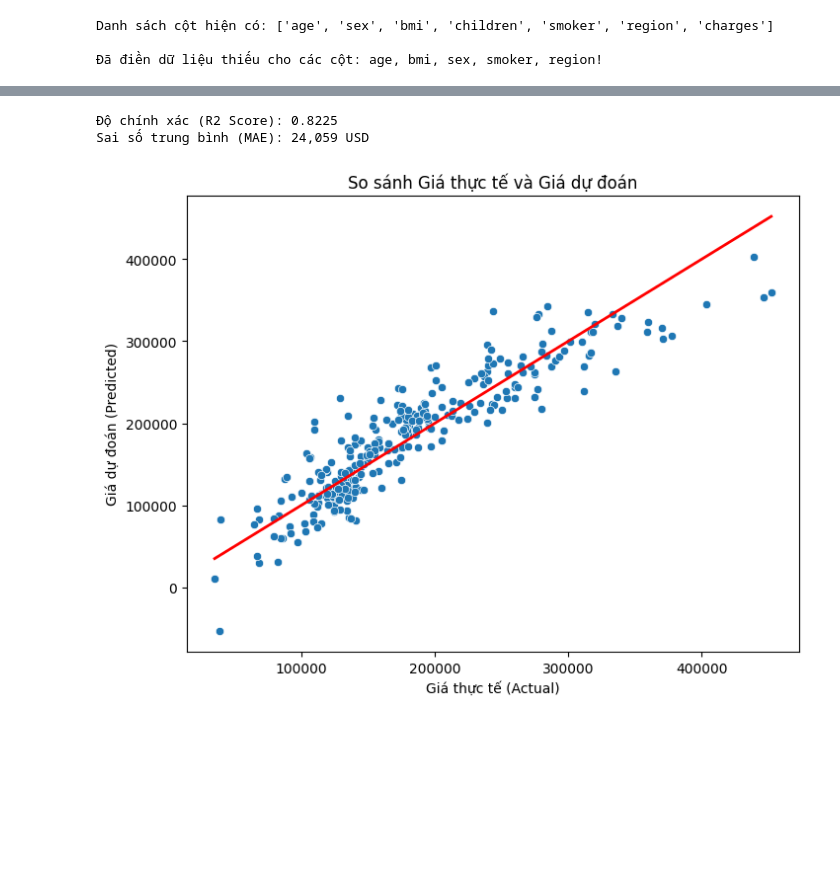
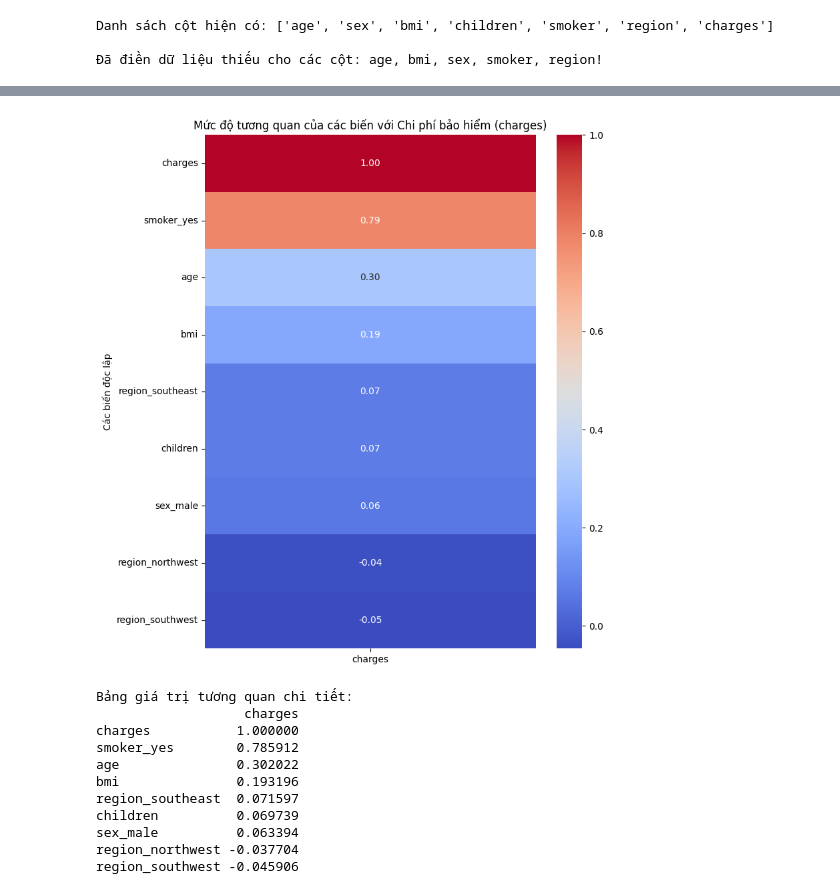
Before and after one commit to thuynguyenhuit/hocsau, a Jupyter notebook: Linear_Insurance.ipynb, the cells around one changed output, grey strips where cells are left out. Saved outputs shown, nothing was run; the diff lists cells and outputs as text; code cells hidden in the pictures; blank space fills up the shorter version.

```diff
--- a/Linear_Insurance.ipynb
+++ b/Linear_Insurance.ipynb
@@ -165,12 +115,0 @@ plt.show()
-# %%
-# Xóa những căn diện tích > 4000 mà giá rẻ (dưới 300k)
-pd_train = pd_train.drop(pd_train[(pd_train['GrLivArea']>4000) & (pd_train['SalePrice']<300000)].index)
-# %%
-# Dùng IQR để làm sạch cột SalePrice
-#Cần xem lại bước này
-
-Q1 = pd_train['SalePrice'].quantile(0.25)
-Q3 = pd_train['SalePrice'].quantile(0.75)
-IQR = Q3 - Q1
-# Chỉ giữ lại dữ liệu trong khoảng "bình thường"
-pd_train = pd_train[~((pd_train['SalePrice'] < (Q1 - 1.5 * IQR)) | (pd_train['SalePrice'] > (Q3 + 1.5 * IQR)))]
@@ -258,24 +116,38 @@ Giá thực tế:   [190000 100000 115000 159000 315500]
-# %%
-from sklearn.metrics import r2_score, mean_absolute_error
-
-r2 = r2_score(y_test, y_pred)
-mae = mean_absolute_error(y_test, y_pred)
-
-print(f"Độ chính xác (R2 Score): {r2:.4f}")
-print(f"Sai số trung bình (MAE): {mae:,.0f} USD")
-# %% [output]
-Độ chính xác (R2 Score): 0.8225
-Sai số trung bình (MAE): 24,059 USD
-# %%
-import matplotlib.pyplot as plt
-import seaborn as sns
-
-plt.figure(figsize=(8, 6))
-sns.scatterplot(x=y_test, y=y_pred)
-plt.plot([y_test.min(), y_test.max()], [y_test.min(), y_test.max()], color='red', lw=2)
-plt.xlabel("Giá thực tế (Actual)")
-plt.ylabel("Giá dự đoán (Predicted)")
-plt.title("So sánh Giá thực tế và Giá dự đoán")
-plt.show()
-# %% [output]
-[figure, removed]
+# %%
+#Đo tương quan giữa các biến độc lập với biến phụ thuộc
+import pandas as pd
+import seaborn as sns
+import matplotlib.pyplot as plt
+
+# 1. Tính toán ma trận tương quan cho toàn bộ DataFrame
+# Lưu ý: pd_train là biến chứa dữ liệu đã mã hóa One-Hot của bạn
+corr_matrix = pd_train.corr()
+
+# 2. Trích xuất riêng tương quan của các biến với biến mục tiêu 'charges'
+# Sắp xếp từ cao xuống thấp để dễ theo dõi
+target_correlation = corr_matrix[['charges']].sort_values(by='charges', ascending=False)
+
+# 3. Trực quan hóa bằng Heatmap
+plt.figure(figsize=(8, 10))
+sns.heatmap(target_correlation, annot=True, cmap='coolwarm', fmt=".2f", cbar=True)
+
+plt.title('Mức độ tương quan của các biến với Chi phí bảo hiểm (charges)')
+plt.ylabel('Các biến độc lập')
+plt.show()
+
+# 4. In ra bảng giá trị số cụ thể
+print("Bảng giá trị tương quan chi tiết:")
+print(target_correlation)
+# %% [output]
+[figure, added]
+Bảng giá trị tương quan chi tiết:
+                   charges
+charges           1.000000
+smoker_yes        0.785912
+age               0.302022
+bmi               0.193196
+region_southeast  0.071597
+children          0.069739
+sex_male          0.063394
+region_northwest -0.037704
+region_southwest -0.045906
```
Also changed, not shown: parts of 12 cells of this notebook.
